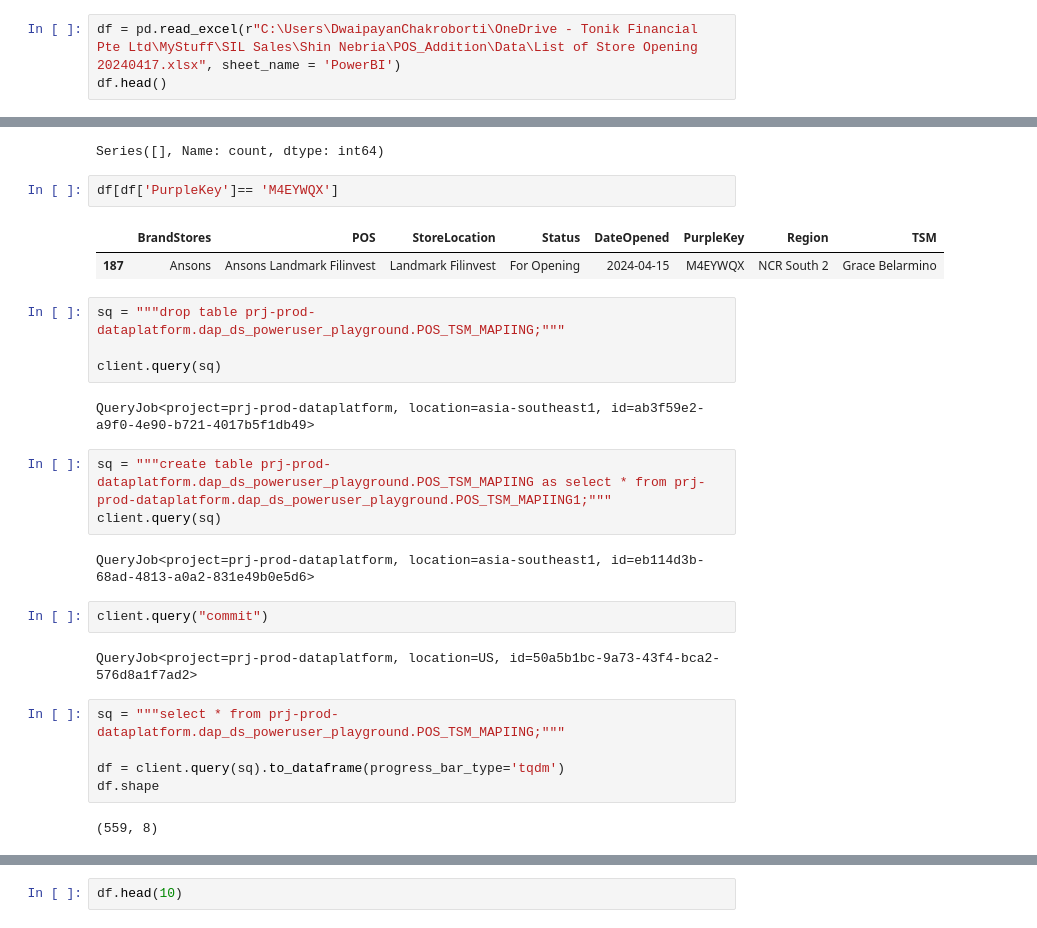
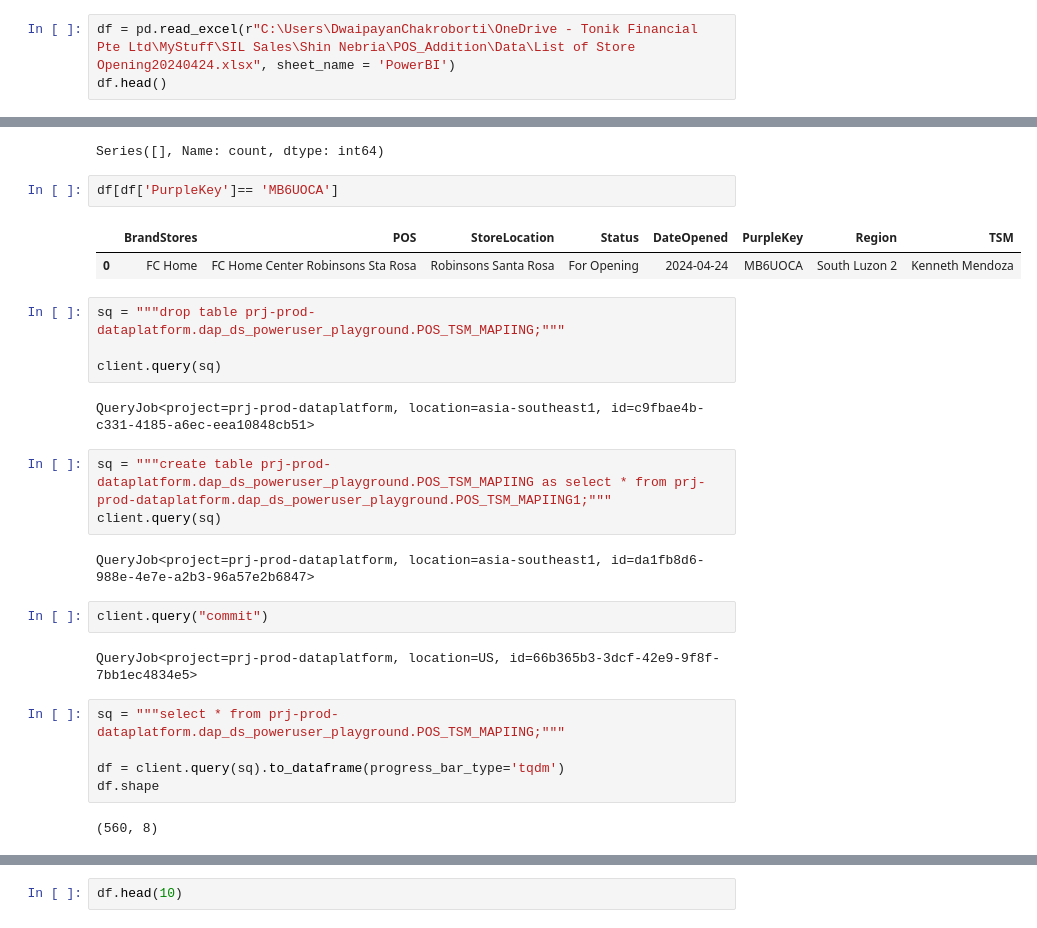
Before and after one commit to dchakroborti-tonik/POS_Addition, a Jupyter notebook: Notebook/Pos_mapping_new.ipynb, the cells around one changed output, grey strips where cells are left out. Saved outputs shown, nothing was run; the diff lists cells and outputs as text.

```diff
--- a/Notebook/Pos_mapping_new.ipynb
+++ b/Notebook/Pos_mapping_new.ipynb
@@ -24,7 +24,7 @@ client = bigquery.Client(project='prj-prod-dataplatform')
 # Set options or configurations as needed
 # Example: pd.set_option('display.max_columns', None)
 # %%
-df = pd.read_excel(r"C:\Users\DwaipayanChakroborti\OneDrive - Tonik Financial Pte Ltd\MyStuff\SIL Sales\Shin Nebria\POS_Addition\Data\List of Store Opening 20240417.xlsx", sheet_name = 'PowerBI')
+df = pd.read_excel(r"C:\Users\DwaipayanChakroborti\OneDrive - Tonik Financial Pte Ltd\MyStuff\SIL Sales\Shin Nebria\POS_Addition\Data\List of Store Opening20240424.xlsx", sheet_name = 'PowerBI')
 df.head()
 # %% [output]
 |  | POS NAME | STORE LOCATION | STATUS | DATE ACTIVATION | PURPLE KEY | REGION | TSM | Brand |
@@ -328,29 +290,29 @@ print(filtered_counts)
 # %% [output]
 Series([], Name: count, dtype: int64)
 # %%
-df[df['PurpleKey']== 'M4EYWQX']
+df[df['PurpleKey']== 'MB6UOCA']
 # %% [output]
 |  | BrandStores | POS | StoreLocation | Status | DateOpened | PurpleKey | Region | TSM |
-| 187 | Ansons | Ansons Landmark Filinvest | Landmark Filinvest | For Opening | 2024-04-15 | M4EYWQX | NCR South 2 | Grace Belarmino |
+| 0 | FC Home | FC Home Center Robinsons Sta Rosa | Robinsons Santa Rosa | For Opening | 2024-04-24 | MB6UOCA | South Luzon 2 | Kenneth Mendoza |
 # %%
 sq = """drop table prj-prod-dataplatform.dap_ds_poweruser_playground.POS_TSM_MAPIING;"""
 
 client.query(sq)
 # %% [output]
-QueryJob<project=prj-prod-dataplatform, location=asia-southeast1, id=ab3f59e2-a9f0-4e90-b721-4017b5f1db49>
+QueryJob<project=prj-prod-dataplatform, location=asia-southeast1, id=c9fbae4b-c331-4185-a6ec-eea10848cb51>
 # %%
 sq = """create table prj-prod-dataplatform.dap_ds_poweruser_playground.POS_TSM_MAPIING as select * from prj-prod-dataplatform.dap_ds_poweruser_playground.POS_TSM_MAPIING1;"""
 client.query(sq)
 # %% [output]
-QueryJob<project=prj-prod-dataplatform, location=asia-southeast1, id=eb114d3b-68ad-4813-a0a2-831e49b0e5d6>
+QueryJob<project=prj-prod-dataplatform, location=asia-southeast1, id=da1fb8d6-988e-4e7e-a2b3-96a57e2b6847>
 # %%
 client.query("commit")
 # %% [output]
-QueryJob<project=prj-prod-dataplatform, location=US, id=50a5b1bc-9a73-43f4-bca2-576d8a1f7ad2>
+QueryJob<project=prj-prod-dataplatform, location=US, id=66b365b3-3dcf-42e9-9f8f-7bb1ec4834e5>
 # %%
 sq = """select * from prj-prod-dataplatform.dap_ds_poweruser_playground.POS_TSM_MAPIING;"""
 
 df = client.query(sq).to_dataframe(progress_bar_type='tqdm')
 df.shape
 # %% [output]
-(559, 8)
+(560, 8)
```
Also changed, not shown: parts of 20 cells of this notebook, 3 other files.
